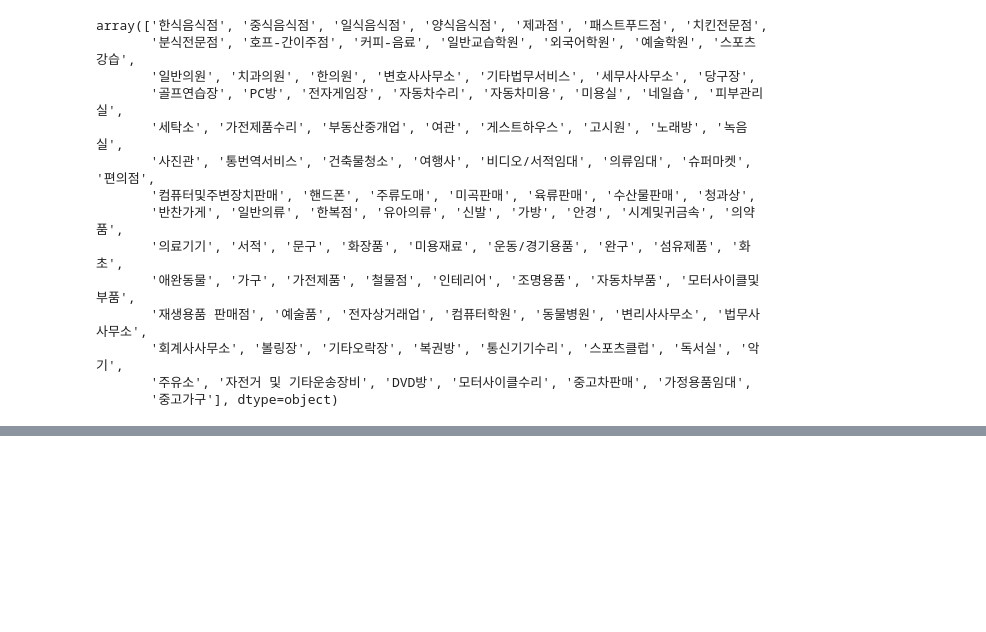
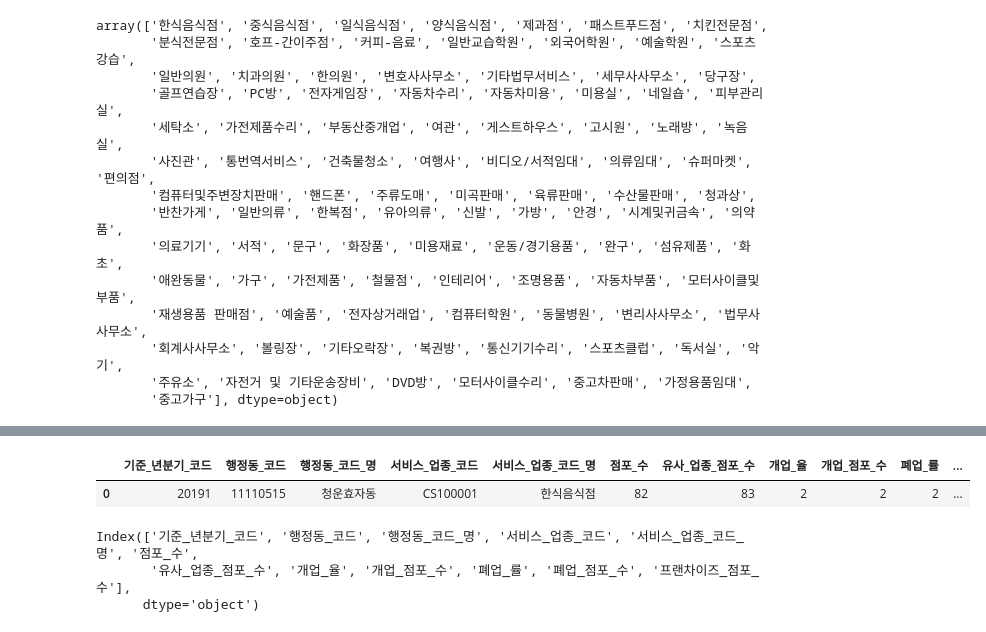
Before and after one commit to icehotcocoa/apt-project, a Jupyter notebook: oos/data/계폐업데이터/계폐업데이터_19.ipynb, the cells around one changed output, grey strips where cells are left out. Drawn from its saved outputs; the diff is of its cells as text; code cells hidden in the pictures; blank space fills up the shorter version.

Commit message:
'data_to_csv'

```diff
--- a/oos/data/계폐업데이터/계폐업데이터_19.ipynb
+++ b/oos/data/계폐업데이터/계폐업데이터_19.ipynb
@@ -124,6 +124,17 @@ Index(['기준_년분기_코드', '행정동_코드', '행정동_코드_명', '
       dtype='object')
 # %% [markdown]
 서비스 명 통일작업
+# %%
+# 매출액 데이터에 나오는 업종 종류
+sale_list = ['한식음식점', '일식음식점', '양식음식점', '제과점', '패스트푸드점', '분식전문점', '호프-간이주점',
+       '커피-음료', '일반교습학원', '예술학원', '스포츠 강습', '일반의원', '치과의원', '자동차미용',
+       '미용실', '피부관리실', '세탁소', '슈퍼마켓', '편의점', '미곡판매', '육류판매', '수산물판매',
+       '청과상', '반찬가게', '일반의류', '신발', '안경', '시계및귀금속', '의약품', '서적', '섬유제품',
+       '화초', '인테리어', '전자상거래업', '중식음식점', '치킨전문점', '한의원', '당구장', '스포츠클럽',
+       '자동차수리', '네일숍', '여관', '노래방', '가방', '의료기기', '문구', '화장품', '외국어학원',
+       '철물점', '골프연습장', '가전제품수리', '고시원', '컴퓨터및주변장치판매', '핸드폰', '가전제품',
+       '조명용품', '운동/경기용품', 'PC방', '가구', '애완동물', '부동산중개업', '완구',
+       '자전거 및 기타운송장비']
 # %%
 data_01['서비스_업종_코드_명'].unique()
 # %% [output]
@@ -141,3 +152,19 @@ array(['한식음식점', '중식음식점', '일식음식점', '양식음식점
        '회계사사무소', '볼링장', '기타오락장', '복권방', '통신기기수리', '스포츠클럽', '독서실', '악기',
        '주유소', '자전거 및 기타운송장비', 'DVD방', '모터사이클수리', '중고차판매', '가정용품임대',
        '중고가구'], dtype=object)
+# %%
+set_a = set(data_01['서비스_업종_코드_명'])
+set_b = set(sale_list)
+common_values = set_a & set_b  # A와 B에 모두 있는 값
+only_in_a = set_a - set_b  # A에만 있는 값
+only_in_b = set_b - set_a  # B에만 있는 값
+
+# 결과 출력
+print("A와 B에 모두 있는 값:")
+print(common_values)
+
+print("\nA에만 있는 값:")
+print(only_in_a)
+
+print("\nB에만 있는 값:")
+print(only_in_b)
@@ -143,0 +180,3 @@ array(['한식음식점', '중식음식점', '일식음식점', '양식음식점
+# %%
+# 삭제할 항목 제외
+df_cleaned = data_01[~data_01['서비스_업종_코드_명'].isin(only_in_a)]
@@ -143,0 +234,11 @@ array(['한식음식점', '중식음식점', '일식음식점', '양식음식점
+# %%
+df_cleaned.head(1)
+# %% [output]
+|  | 기준_년분기_코드 | 행정동_코드 | 행정동_코드_명 | 서비스_업종_코드 | 서비스_업종_코드_명 | 점포_수 | 유사_업종_점포_수 | 개업_율 | 개업_점포_수 | 폐업_률 | ... |
+| 0 | 20191 | 11110515 | 청운효자동 | CS100001 | 한식음식점 | 82 | 83 | 2 | 2 | 2 | ... |
+# %%
+df_cleaned.columns
+# %% [output]
+Index(['기준_년분기_코드', '행정동_코드', '행정동_코드_명', '서비스_업종_코드', '서비스_업종_코드_명', '점포_수',
+       '유사_업종_점포_수', '개업_율', '개업_점포_수', '폐업_률', '폐업_점포_수', '프랜차이즈_점포_수'],
+      dtype='object')
```
Also changed, not shown: parts of 13 cells of this notebook, 16 other files.
